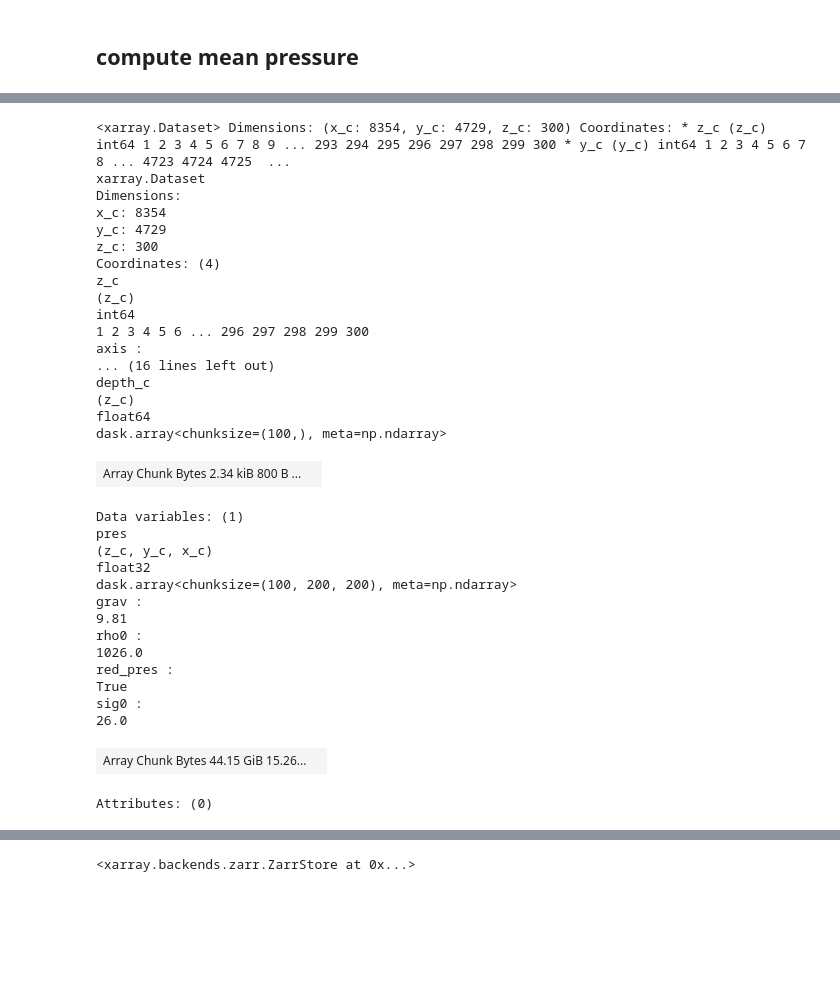
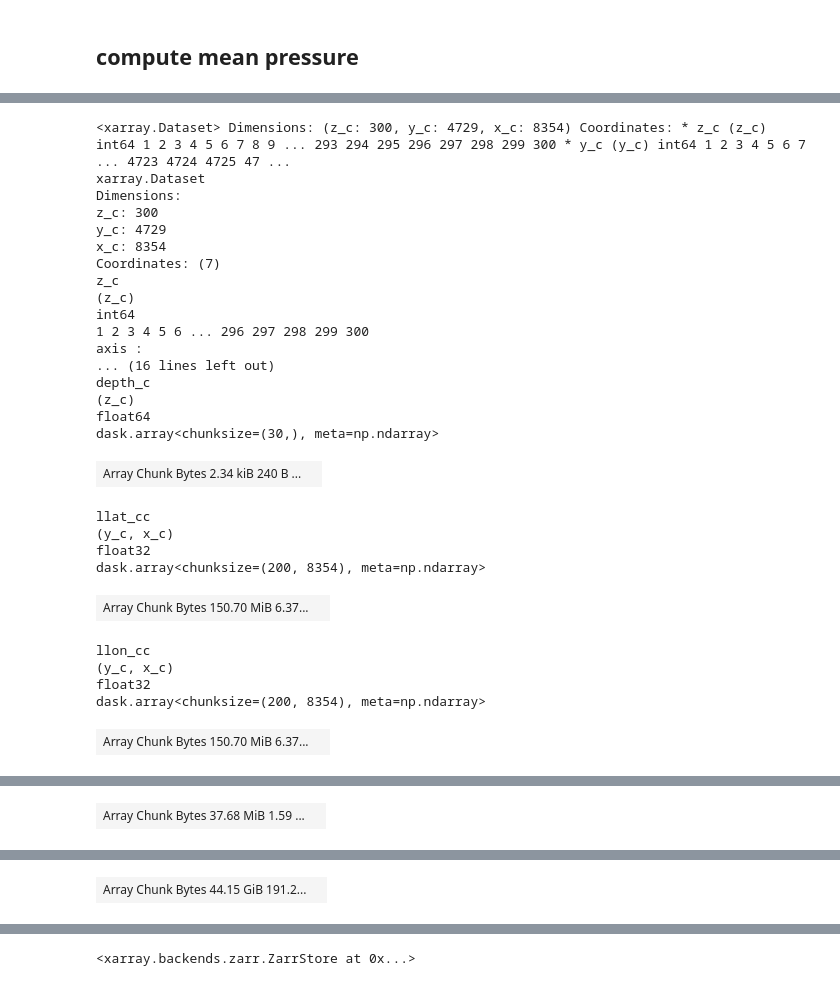
Before and after one commit to NoeLahaye/ITideNATL, a Jupyter notebook: processing/pre_proj/compute_mean_sigmai_pres.ipynb, the cells around one changed output, grey strips where cells are left out. Saved outputs shown, nothing was run; the diff lists cells and outputs as text; code cells hidden in the pictures; blank space fills up the shorter version.

```diff
--- a/processing/pre_proj/compute_mean_sigmai_pres.ipynb
+++ b/processing/pre_proj/compute_mean_sigmai_pres.ipynb
@@ -308,20 +460,21 @@ plt.grid(True)
 ## compute mean pressure
 # %%
 ### load data and arrange coordinates
-chunks = {"x_c":200, "y_c":200, "z_c":100, "z_l":100}
-fil_sig = scratch/"global_mean_sigmai.zarr"
-out_file = scratch/"global_mean_pres.zarr"
+chunks = None #{"x_c":200, "y_c":200, "z_c":100, "z_l":100}
+rho_file = work/"eNATL60_global-mean_rho.zarr"
+pres_file = work/"eNATL60_global-mean_pres.zarr"
 # %%
 ds = xr.open_zarr(scratch/zgrid_name)
-if chunks:
-    ds = ds.chunk(chunks)
-else:
-    chunks = ds.chunks
+#if chunks:
+#    ds = ds.chunk(chunks)
+#else:
+#    chunks = ds.chunks
 coords = ["e3w", "tmask"]
 ds = ds.get(coords).set_coords(coords)
-ds_re = xr.open_zarr(fil_sig)
-ds_re = ds_re.chunk({d:chunks[d] for d in ds_re.dims if d in chunks})
-ds = ds.merge(ds_re)
+ds_re = xr.open_zarr(rho_file)
+chunks = ds_re.chunks
+#ds_re = ds_re.chunk({d:chunks[d] for d in ds_re.dims if d in chunks})
+ds = ds.merge(ds_re).unify_chunks()
 grid = Grid(ds, periodic=False)
 ds
 # %% [output]
@@ -375,39 +498,50 @@ Attributes: (0)
 # %%
-pres = var.comp_pres(ds, grid, zmet="e3w", ssh=False).where(ds.tmask).astype("float32")
-pres = pres.chunk({"z_c":chunks["z_c"]}).reset_coords("tmask", drop=True)
-pres = pres.to_dataset(name="pres")
+def get_pres(ds, grid):
+    pres = var.comp_pres(ds, grid, zmet="e3w", ssh=False,
+                         var_dens="rhoinsitu", rho_kind="rho_red"
+                        )
+    pres = pres.where(ds.tmask).astype("float32")
+    pres = pres.to_dataset(name="pres")
+    if "tmask" in pres.coords:
+        pres = pres.reset_coords("tmask", drop=True)
+    put_attrs = { "grid_file":str(scratch/zgrid_name),
+                  "mean_rho":str(rho_file),
+                  "processing_script":"compute_mean_rho_pres.ipynb",
+                  "date_processed":datetime.today().isoformat(timespec="minutes"),
+                  "expl": "pressure computed from global time-averaged "\
+                             "in-situ density anomaly (TEOS-10) and depth (above surface)",
+                }
+    pres.attrs.update(put_attrs)
+    return pres
+
+pres = get_pres(ds, grid).chunk(chunks)
 pres
 # %% [output]
-<xarray.Dataset> Dimensions: (x_c: 8354, y_c: 4729, z_c: 300) Coordinates: * z_c (z_c) int64 1 2 3 4 5 6 7 8 9 ... 293 294 295 296 297 298 299 300 * y_c (y_c) int64 1 2 3 4 5 6 7 8 ... 4723 4724 4725  ...
+<xarray.Dataset> Dimensions: (z_c: 300, y_c: 4729, x_c: 8354) Coordinates: * z_c (z_c) int64 1 2 3 4 5 6 7 8 9 ... 293 294 295 296 297 298 299 300 * y_c (y_c) int64 1 2 3 4 5 6 7 ... 4723 4724 4725 47 ...
 xarray.Dataset
 Dimensions:
+z_c: 300
+y_c: 4729
 x_c: 8354
-y_c: 4729
-z_c: 300
-Coordinates: (4)
+Coordinates: (7)
 z_c
 (z_c)
 int64
 1 2 3 4 5 6 ... 296 297 298 299 300
 axis :
 ... (16 lines left out)
 depth_c
 (z_c)
 float64
-dask.array<chunksize=(100,), meta=np.ndarray>
+dask.array<chunksize=(30,), meta=np.ndarray>
-| Array Chunk Bytes 2.34 kiB 800 B ... |  |
+| Array Chunk Bytes 2.34 kiB 240 B ... |  |
-Data variables: (1)
-pres
-(z_c, y_c, x_c)
+llat_cc
+(y_c, x_c)
 float32
-dask.array<chunksize=(100, 200, 200), meta=np.ndarray>
-grav :
-9.81
-rho0 :
-1026.0
-red_pres :
-True
-sig0 :
-26.0
+dask.array<chunksize=(200, 8354), meta=np.ndarray>
-| Array Chunk Bytes 44.15 GiB 15.26... |  |
+| Array Chunk Bytes 150.70 MiB 6.37... |  |
-Attributes: (0)
+llon_cc
+(y_c, x_c)
+float32
+dask.array<chunksize=(200, 8354), meta=np.ndarray>
+| Array Chunk Bytes 150.70 MiB 6.37... |  |
@@ -413,0 +552 @@ Attributes: (0)
+| Array Chunk Bytes 37.68 MiB 1.59 ... |  |
@@ -413,0 +564 @@ Attributes: (0)
+| Array Chunk Bytes 44.15 GiB 191.2... |  |
```
Also changed, not shown: parts of 15 cells of this notebook, 16 other files.
